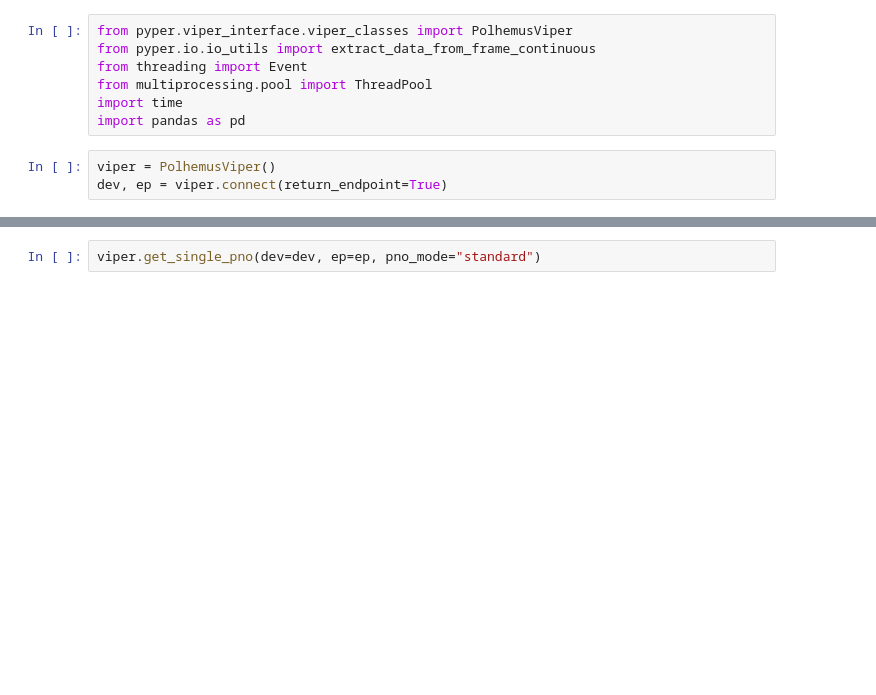
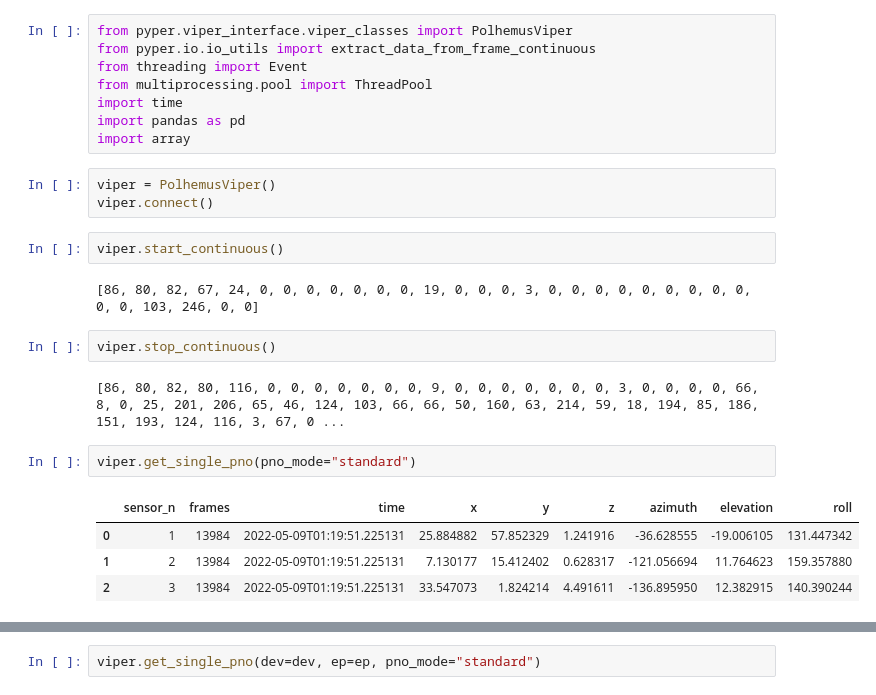
Before and after one commit to jagraterol/Pyper, a Jupyter notebook: pyper.ipynb, the cells around one changed output, grey strips where cells are left out. Saved outputs shown, nothing was run; the diff lists cells and outputs as text; blank space fills up the shorter version.

```diff
--- a/pyper.ipynb
+++ b/pyper.ipynb
@@ -5,6 +5,22 @@ from threading import Event
 from multiprocessing.pool import ThreadPool
 import time
 import pandas as pd
+import array
 # %%
 viper = PolhemusViper()
-dev, ep = viper.connect(return_endpoint=True)
+viper.connect()
+# %%
+viper.start_continuous()
+# %% [output]
+[86, 80, 82, 67, 24, 0, 0, 0, 0, 0, 0, 0, 19, 0, 0, 0, 3, 0, 0, 0, 0, 0, 0, 0, 0, 0, 0, 0, 103, 246, 0, 0]
+# %%
+viper.stop_continuous()
+# %% [output]
+[86, 80, 82, 80, 116, 0, 0, 0, 0, 0, 0, 0, 9, 0, 0, 0, 0, 0, 0, 0, 3, 0, 0, 0, 0, 66, 8, 0, 25, 201, 206, 65, 46, 124, 103, 66, 66, 50, 160, 63, 214, 59, 18, 194, 85, 186, 151, 193, 124, 116, 3, 67, 0 ...
+# %%
+viper.get_single_pno(pno_mode="standard")
+# %% [output]
+|  | sensor_n | frames | time | x | y | z | azimuth | elevation | roll |
+| 0 | 1 | 13984 | 2022-05-09T01:19:51.225131 | 25.884882 | 57.852329 | 1.241916 | -36.628555 | -19.006105 | 131.447342 |
+| 1 | 2 | 13984 | 2022-05-09T01:19:51.225131 | 7.130177 | 15.412402 | 0.628317 | -121.056694 | 11.764623 | 159.357880 |
+| 2 | 3 | 13984 | 2022-05-09T01:19:51.225131 | 33.547073 | 1.824214 | 4.491611 | -136.895950 | 12.382915 | 140.390244 |
```
Also changed, not shown: parts of 12 cells of this notebook, 1 other file.
